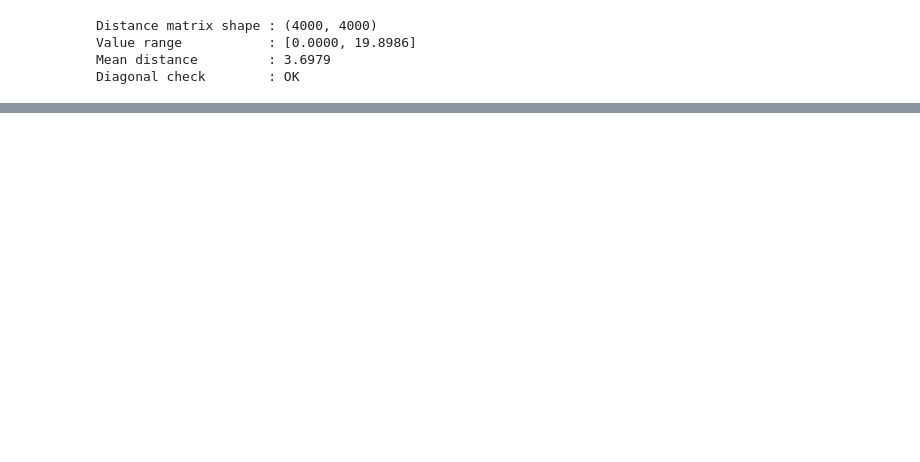
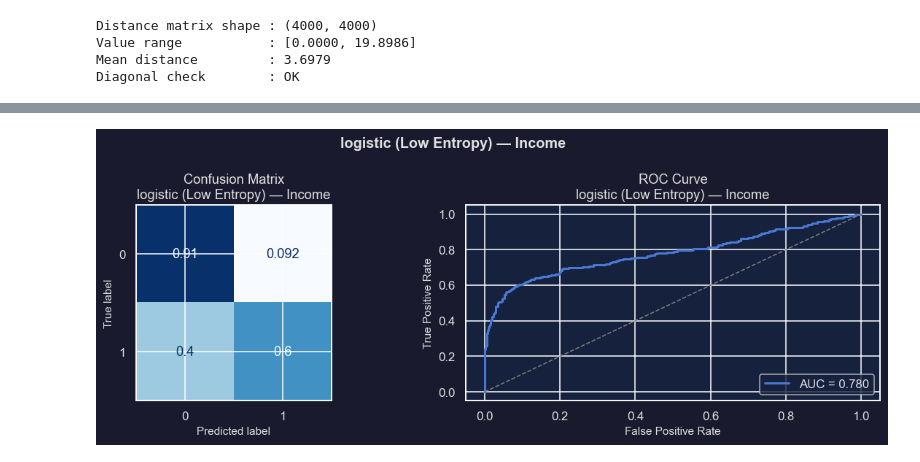
Before and after one commit to Smael-olk/Fintech, a Jupyter notebook: Business Case 2/Recommendation_Engine.ipynb, the cells around one changed output, grey strips where cells are left out. Cells and saved outputs as stored; diff of their text form; code cells hidden in the pictures; blank space fills up the shorter version.

```diff
--- a/Business Case 2/Recommendation_Engine.ipynb
+++ b/Business Case 2/Recommendation_Engine.ipynb
@@ -948,19 +224,0 @@ KNN — Accumulation
-# %%
-# ── Entropy split on TRAIN (for future active-learning / retraining) ──────────
-# Uses predict_proba on training data — no leakage since the model was
-# fit on this data and we are only inspecting it, not re-evaluating.
-
-clean_income_train, review_income_train, thr_income_train = split_by_entropy(
-    X_train_inc_scaled, y_income_train,
-    income_model.predict_proba(X_train_inc_scaled)[:, 1],
-    top_percent=0.05,
-)
-
-clean_accum_train, review_accum_train, thr_accum_train = split_by_entropy(
-    X_train_acc_scaled, y_accum_train,
-    accum_model.predict_proba(X_train_acc_scaled)[:, 1],
-    top_percent=0.05,
-)
-
-print(f"Income     — clean train: {len(clean_income_train):,}  review: {len(review_income_train):,}")
-print(f"Accumulation — clean train: {len(clean_accum_train):,}  review: {len(review_accum_train):,}")
@@ -1188,0 +597,79 @@ $$\hat{p}_{\text{ensemble}} = \sum_m w_m \cdot p_m \;/\; \sum_m w_m$$
+# %%
+# ============================================================
+# STORAGE
+# ============================================================
+
+entropy_train_splits = {
+    "income": {},
+    "accum": {},
+}
+entropy_test_results = {
+    "income": {},
+    "accum": {},
+}
+
+for model_name in MODEL_LIST:
+
+    inc_model = trained_models[f"{model_name}_income"]
+    acc_model = trained_models[f"{model_name}_accum"]
+
+    # ============================================================
+    # ENTROPY SPLIT ON TRAIN
+    # ============================================================
+
+    clean_income_train, review_income_train, thr_income_train = split_by_entropy(
+        X_train_inc_scaled, y_income_train,
+        inc_model.predict_proba(X_train_inc_scaled)[:, 1],
+        top_percent=0.05,
+    )
+    clean_accum_train, review_accum_train, thr_accum_train = split_by_entropy(
+        X_train_acc_scaled, y_accum_train,
+        acc_model.predict_proba(X_train_acc_scaled)[:, 1],
+        top_percent=0.05,
+    )
+
+    entropy_train_splits["income"][model_name] = {
+        "clean":     clean_income_train,
+        "review":    review_income_train,
+        "threshold": thr_income_train,
+    }
+    entropy_train_splits["accum"][model_name] = {
+        "clean":     clean_accum_train,
+        "review":    review_accum_train,
+        "threshold": thr_accum_train,
+    }
+
+    print(f"\n[{model_name.upper()}]")
+    print(f"Income       — clean: {len(clean_income_train):,}  review: {len(review_income_train):,}")
+    print(f"Accumulation — clean: {len(clean_accum_train):,}  review: {len(review_accum_train):,}")
+
+    # ============================================================
+    # ENTROPY DIAGNOSTICS ON TEST
+    # ============================================================
+
+    inc_test_prob = inc_model.predict_proba(X_test_inc_scaled)[:, 1]
+    inc_test_pred = (inc_test_prob >= 0.5).astype(int)
+
+    acc_test_prob = acc_model.predict_proba(X_test_acc_scaled)[:, 1]
+    acc_test_pred = (acc_test_prob >= 0.5).astype(int)
+
+    inc_test_diagnostics = evaluate_entropy_splits(
+        inc_model, X_test_inc_scaled, y_income_test, inc_test_pred, inc_test_prob,
+        model_name, "Income", alpha=0.05,
+    )
+    acc_test_diagnostics = evaluate_entropy_splits(
+        acc_model, X_test_acc_scaled, y_accum_test, acc_test_pred, acc_test_prob,
+        model_name, "Accumulation", alpha=0.05,
+    )
+
+    entropy_test_results["income"][model_name] = {
+        "prob":        inc_test_prob,
+        "pred":        inc_test_pred,
+        "diagnostics": inc_test_diagnostics,
+    }
+    entropy_test_results["accum"][model_name] = {
+        "prob":        acc_test_prob,
+        "pred":        acc_test_pred,
+        "diagnostics": acc_test_diagnostics,
+    }
+# %% [output]
@@ -1188,0 +679 @@ $$\hat{p}_{\text{ensemble}} = \sum_m w_m \cdot p_m \;/\; \sum_m w_m$$
+[figure, added]
```
Also changed, not shown: parts of 54 cells of this notebook, 5 other files.
